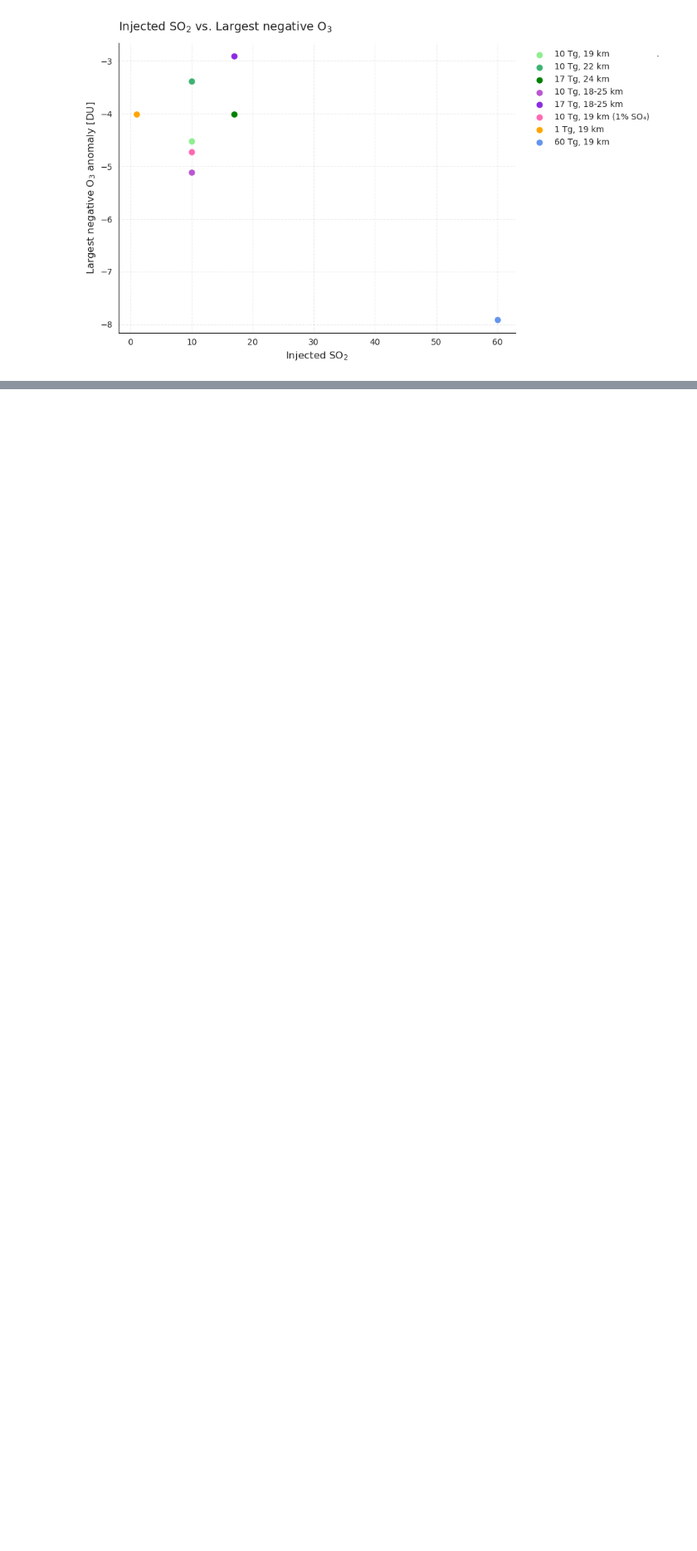
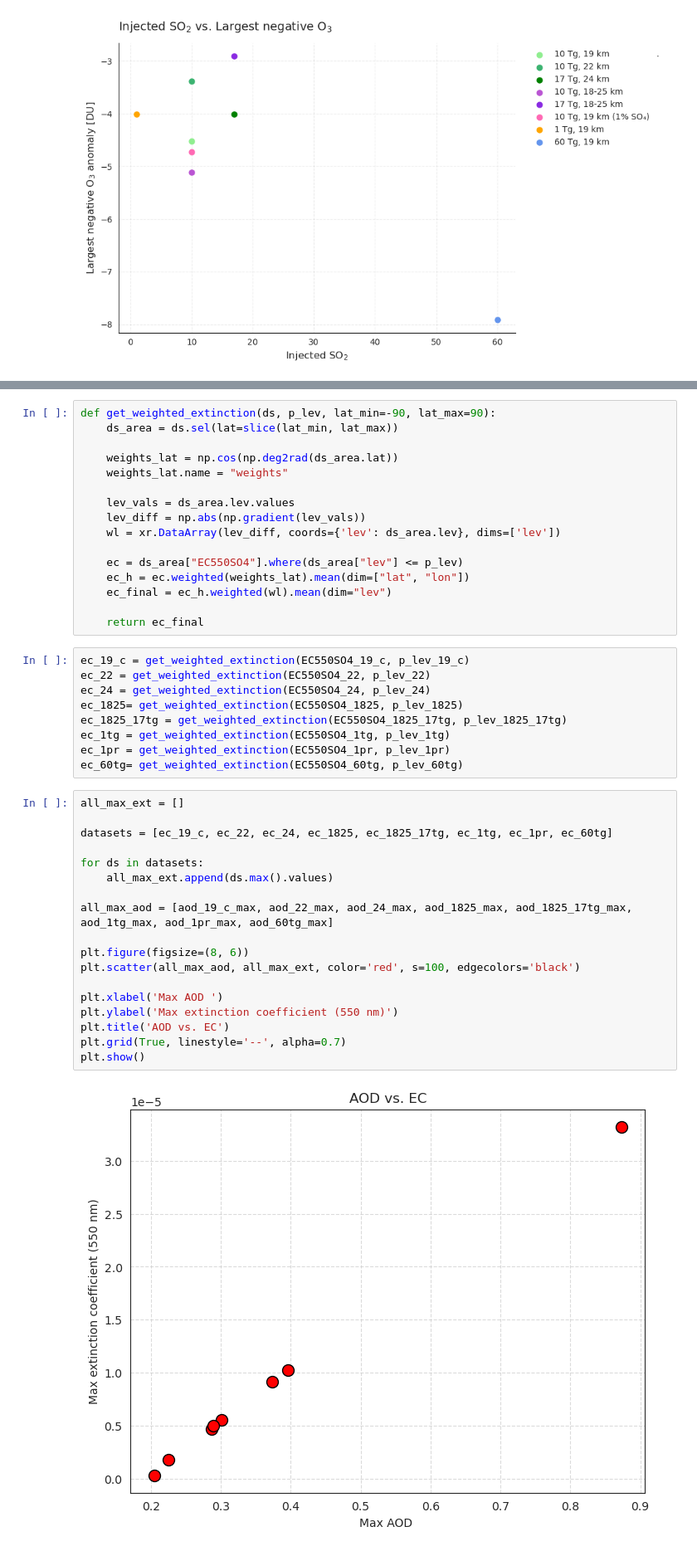
Before and after one commit to EliHHogemo/master_thesis, a Jupyter notebook: scatterplots.ipynb, the cells around one changed output, grey strips where cells are left out. Shown at 83% size. Drawn from its saved outputs; the diff is of its cells as text; blank space fills up the shorter version.

```diff
--- a/scatterplots.ipynb
+++ b/scatterplots.ipynb
@@ -735,0 +784,45 @@ plt.show()
+# %%
+def get_weighted_extinction(ds, p_lev, lat_min=-90, lat_max=90):
+    ds_area = ds.sel(lat=slice(lat_min, lat_max))
+
+    weights_lat = np.cos(np.deg2rad(ds_area.lat))
+    weights_lat.name = "weights"
+
+    lev_vals = ds_area.lev.values
+    lev_diff = np.abs(np.gradient(lev_vals))
+    wl = xr.DataArray(lev_diff, coords={'lev': ds_area.lev}, dims=['lev'])
+
+    ec = ds_area["EC550SO4"].where(ds_area["lev"] <= p_lev)
+    ec_h = ec.weighted(weights_lat).mean(dim=["lat", "lon"])
+    ec_final = ec_h.weighted(wl).mean(dim="lev")
+
+    return ec_final
+# %%
+ec_19_c = get_weighted_extinction(EC550SO4_19_c, p_lev_19_c)
+ec_22 = get_weighted_extinction(EC550SO4_22, p_lev_22)
+ec_24 = get_weighted_extinction(EC550SO4_24, p_lev_24)
+ec_1825= get_weighted_extinction(EC550SO4_1825, p_lev_1825)
+ec_1825_17tg = get_weighted_extinction(EC550SO4_1825_17tg, p_lev_1825_17tg)
+ec_1tg = get_weighted_extinction(EC550SO4_1tg, p_lev_1tg)
+ec_1pr = get_weighted_extinction(EC550SO4_1pr, p_lev_1pr)
+ec_60tg= get_weighted_extinction(EC550SO4_60tg, p_lev_60tg)
+# %%
+all_max_ext = []
+
+datasets = [ec_19_c, ec_22, ec_24, ec_1825, ec_1825_17tg, ec_1tg, ec_1pr, ec_60tg]
+
+for ds in datasets:
+    all_max_ext.append(ds.max().values)
+
+all_max_aod = [aod_19_c_max, aod_22_max, aod_24_max, aod_1825_max, aod_1825_17tg_max, aod_1tg_max, aod_1pr_max, aod_60tg_max]
+
+plt.figure(figsize=(8, 6))
+plt.scatter(all_max_aod, all_max_ext, color='red', s=100, edgecolors='black')
+
+plt.xlabel('Max AOD ')
+plt.ylabel('Max extinction coefficient (550 nm)')
+plt.title('AOD vs. EC')
+plt.grid(True, linestyle='--', alpha=0.7)
+plt.show()
+# %% [output]
+[figure, added]
```
Also changed, not shown: parts of 7 cells of this notebook.
